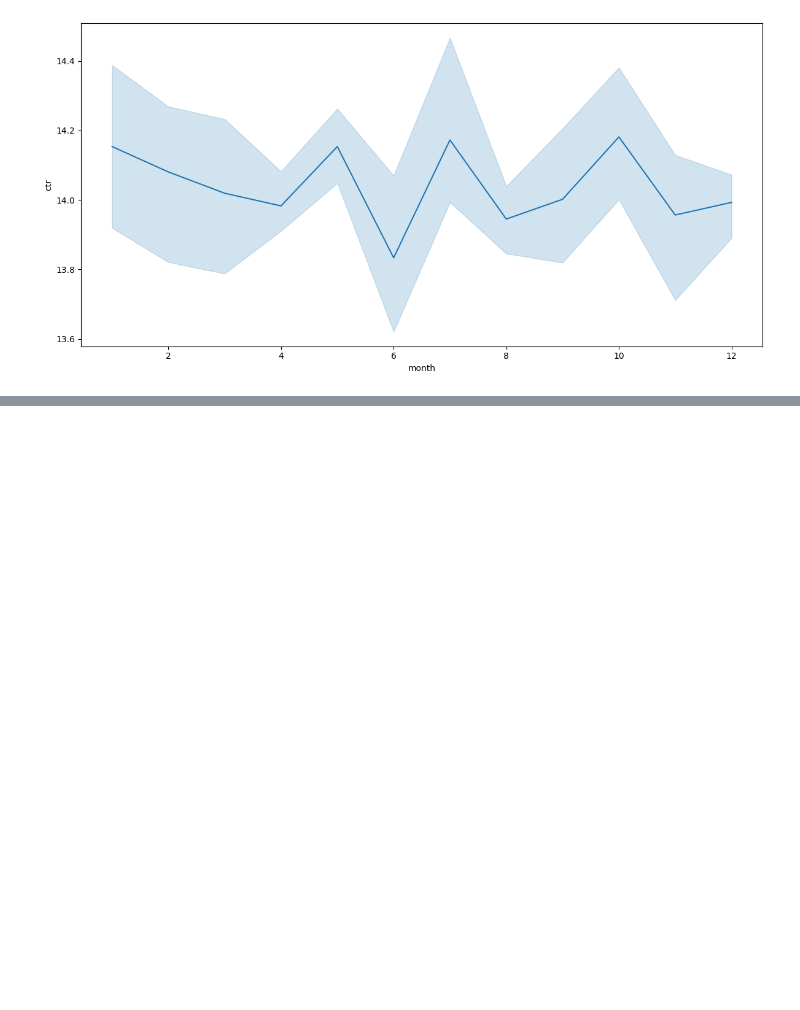
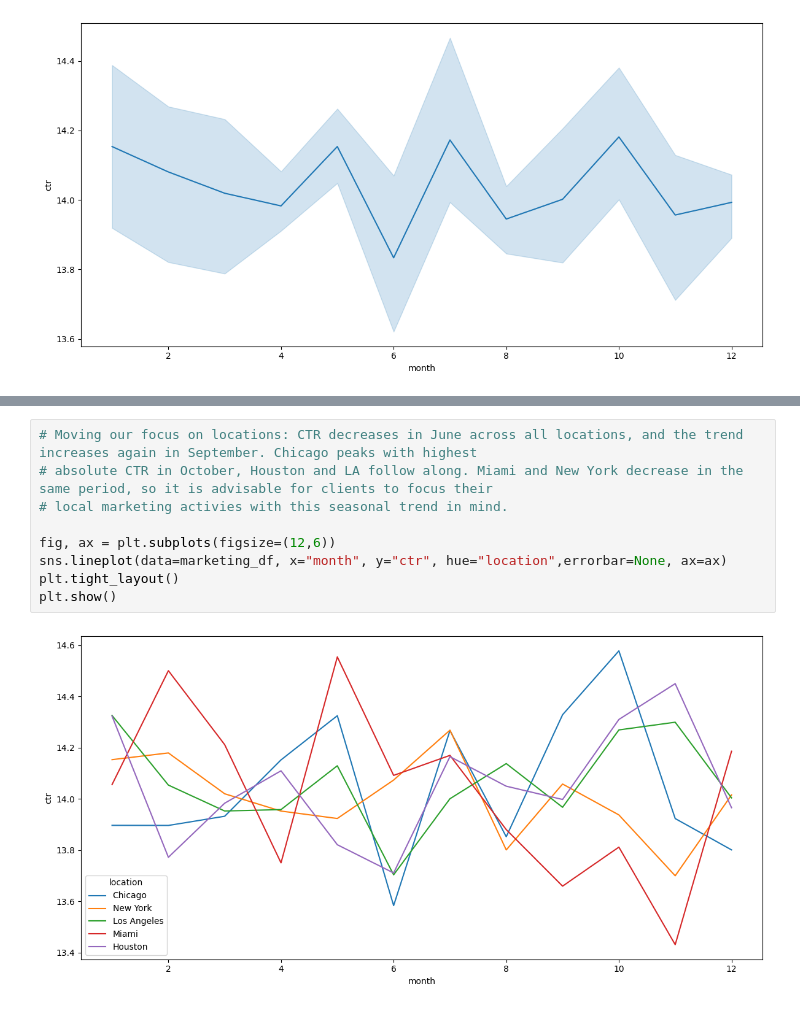
Before and after one commit to AliceDeg/mid_project, a Jupyter notebook: notebooks/EDA_notebook_alice.ipynb, the cells around one changed output, grey strips where cells are left out. Drawn from its saved outputs; the diff is of its cells as text; blank space fills up the shorter version.

```diff
--- a/notebooks/EDA_notebook_alice.ipynb
+++ b/notebooks/EDA_notebook_alice.ipynb
@@ -503,0 +572,11 @@ Name: roi, dtype: float64
+# %%
+# Moving our focus on locations: CTR decreases in June across all locations, and the trend increases again in September. Chicago peaks with highest
+# absolute CTR in October, Houston and LA follow along. Miami and New York decrease in the same period, so it is advisable for clients to focus their
+# local marketing activies with this seasonal trend in mind.
+
+fig, ax = plt.subplots(figsize=(12,6))
+sns.lineplot(data=marketing_df, x="month", y="ctr", hue="location",errorbar=None, ax=ax)
+plt.tight_layout()
+plt.show()
+# %% [output]
+[figure, added]
```
Also changed, not shown: parts of 20 cells of this notebook.
